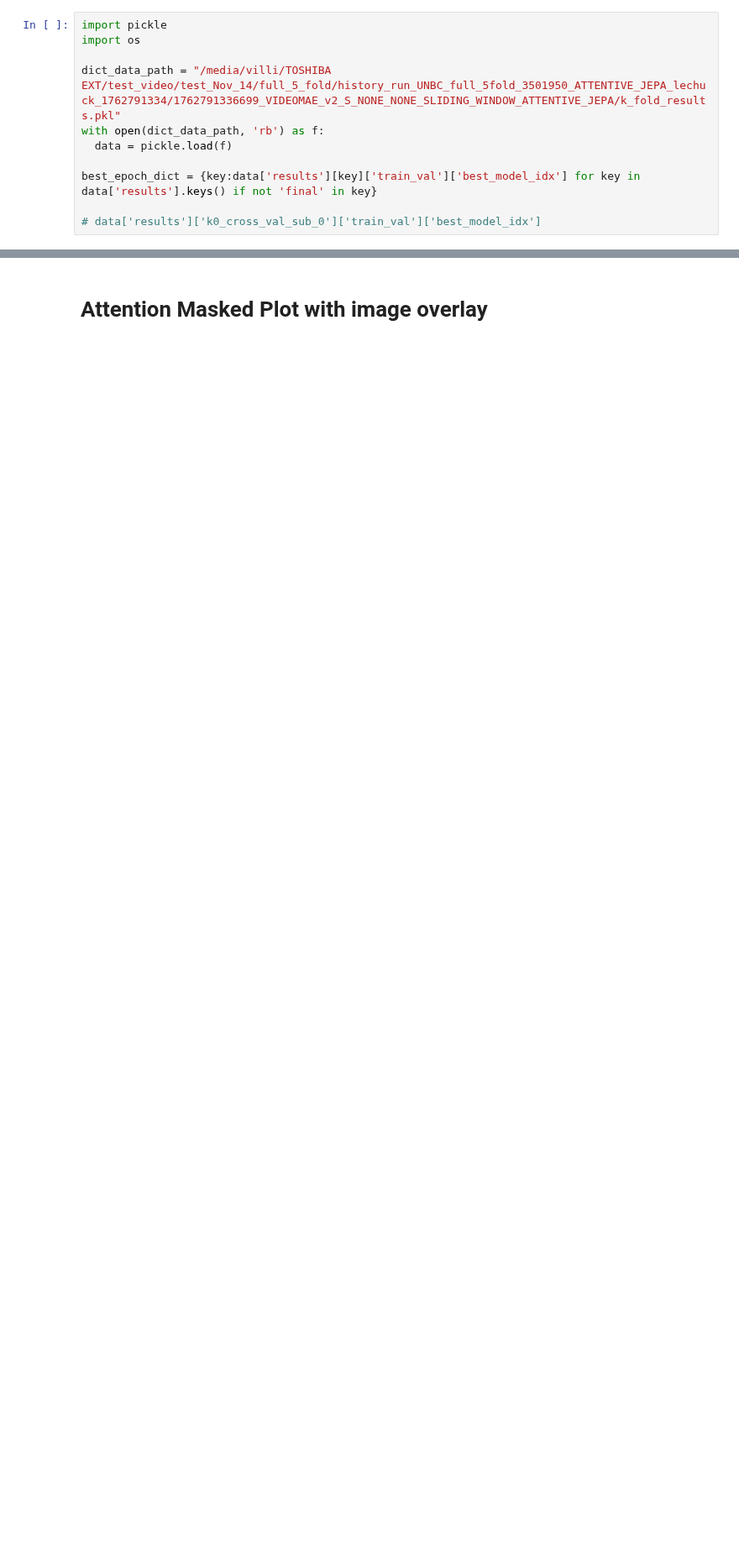
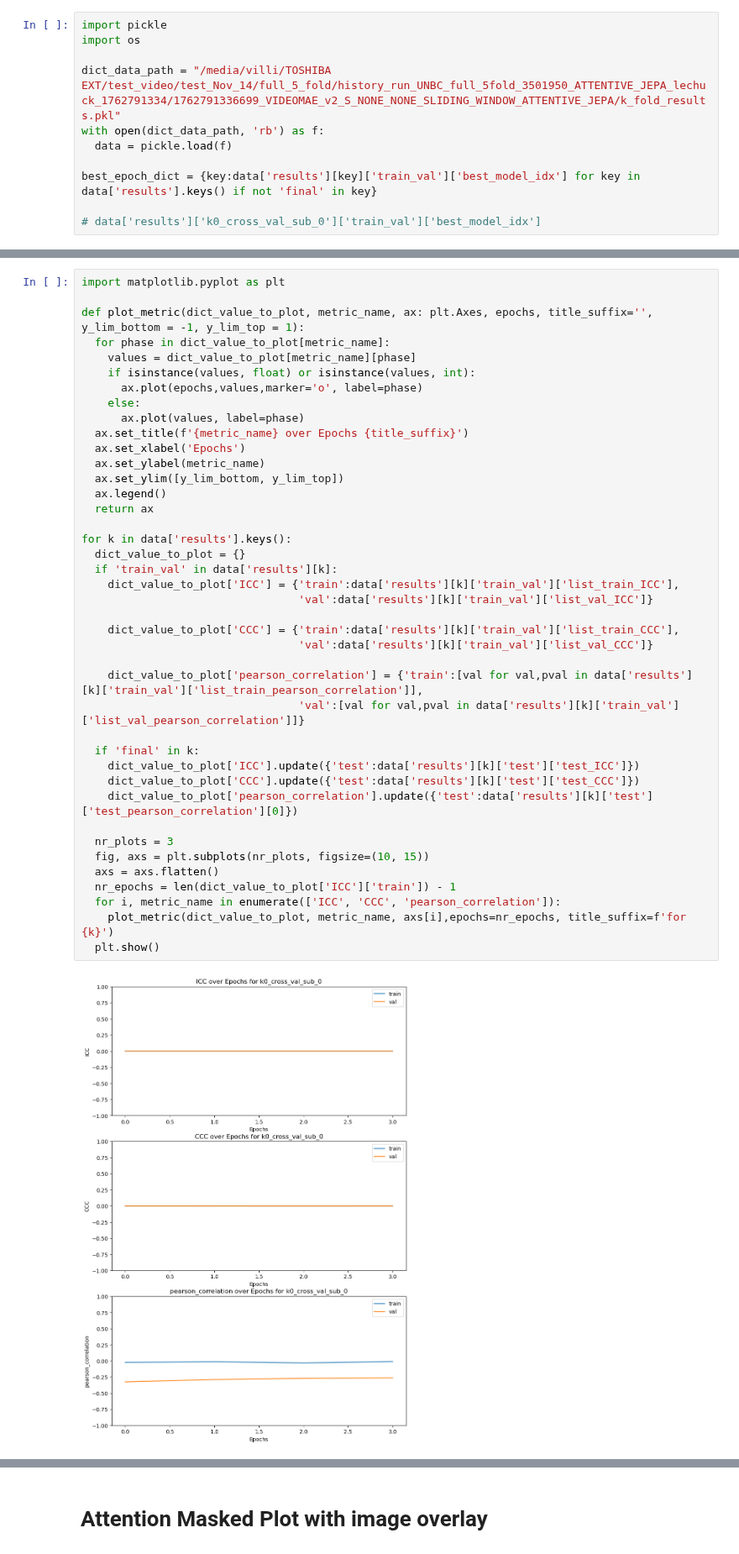
Before and after one commit to villifCoder559/PainAssessmentVideo, a Jupyter notebook: test.ipynb, the cells around one changed output, grey strips where cells are left out. Shown at 84% size. Cells and saved outputs as stored; diff of their text form; blank space fills up the shorter version.

```diff
--- a/test.ipynb
+++ b/test.ipynb
@@ -267,0 +269,43 @@ Total frames across all videos: 1252284
+# %%
+import matplotlib.pyplot as plt
+
+def plot_metric(dict_value_to_plot, metric_name, ax: plt.Axes, epochs, title_suffix='', y_lim_bottom = -1, y_lim_top = 1):
+  for phase in dict_value_to_plot[metric_name]:
+    values = dict_value_to_plot[metric_name][phase]
+    if isinstance(values, float) or isinstance(values, int):
+      ax.plot(epochs,values,marker='o', label=phase)
+    else:
+      ax.plot(values, label=phase)
+  ax.set_title(f'{metric_name} over Epochs {title_suffix}')
+  ax.set_xlabel('Epochs')
+  ax.set_ylabel(metric_name)
+  ax.set_ylim([y_lim_bottom, y_lim_top])
+  ax.legend()
+  return ax
+
+for k in data['results'].keys():
+  dict_value_to_plot = {}
+  if 'train_val' in data['results'][k]:
+    dict_value_to_plot['ICC'] = {'train':data['results'][k]['train_val']['list_train_ICC'],
+                                 'val':data['results'][k]['train_val']['list_val_ICC']}
+
+    dict_value_to_plot['CCC'] = {'train':data['results'][k]['train_val']['list_train_CCC'],
+                                 'val':data['results'][k]['train_val']['list_val_CCC']}
+
+    dict_value_to_plot['pearson_correlation'] = {'train':[val for val,pval in data['results'][k]['train_val']['list_train_pearson_correlation']],
+                                 'val':[val for val,pval in data['results'][k]['train_val']['list_val_pearson_correlation']]}
+
+  if 'final' in k:
+    dict_value_to_plot['ICC'].update({'test':data['results'][k]['test']['test_ICC']})
+    dict_value_to_plot['CCC'].update({'test':data['results'][k]['test']['test_CCC']})
+    dict_value_to_plot['pearson_correlation'].update({'test':data['results'][k]['test']['test_pearson_correlation'][0]})
+
+  nr_plots = 3
+  fig, axs = plt.subplots(nr_plots, figsize=(10, 15))
+  axs = axs.flatten()
+  nr_epochs = len(dict_value_to_plot['ICC']['train']) - 1
+  for i, metric_name in enumerate(['ICC', 'CCC', 'pearson_correlation']):
+    plot_metric(dict_value_to_plot, metric_name, axs[i],epochs=nr_epochs, title_suffix=f'for {k}')
+  plt.show()
+# %% [output]
+[figure, added]
```
Also changed, not shown: parts of 22 cells of this notebook.
